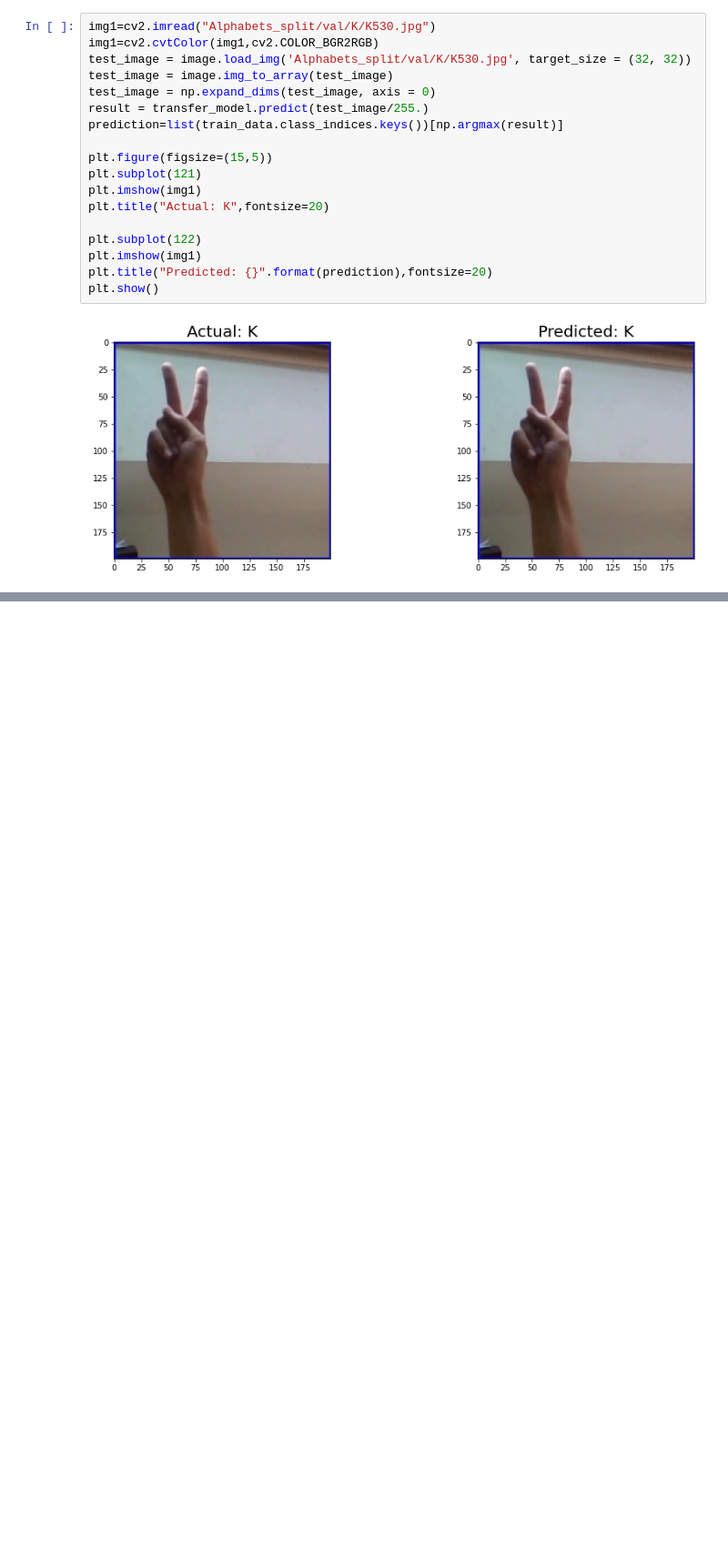
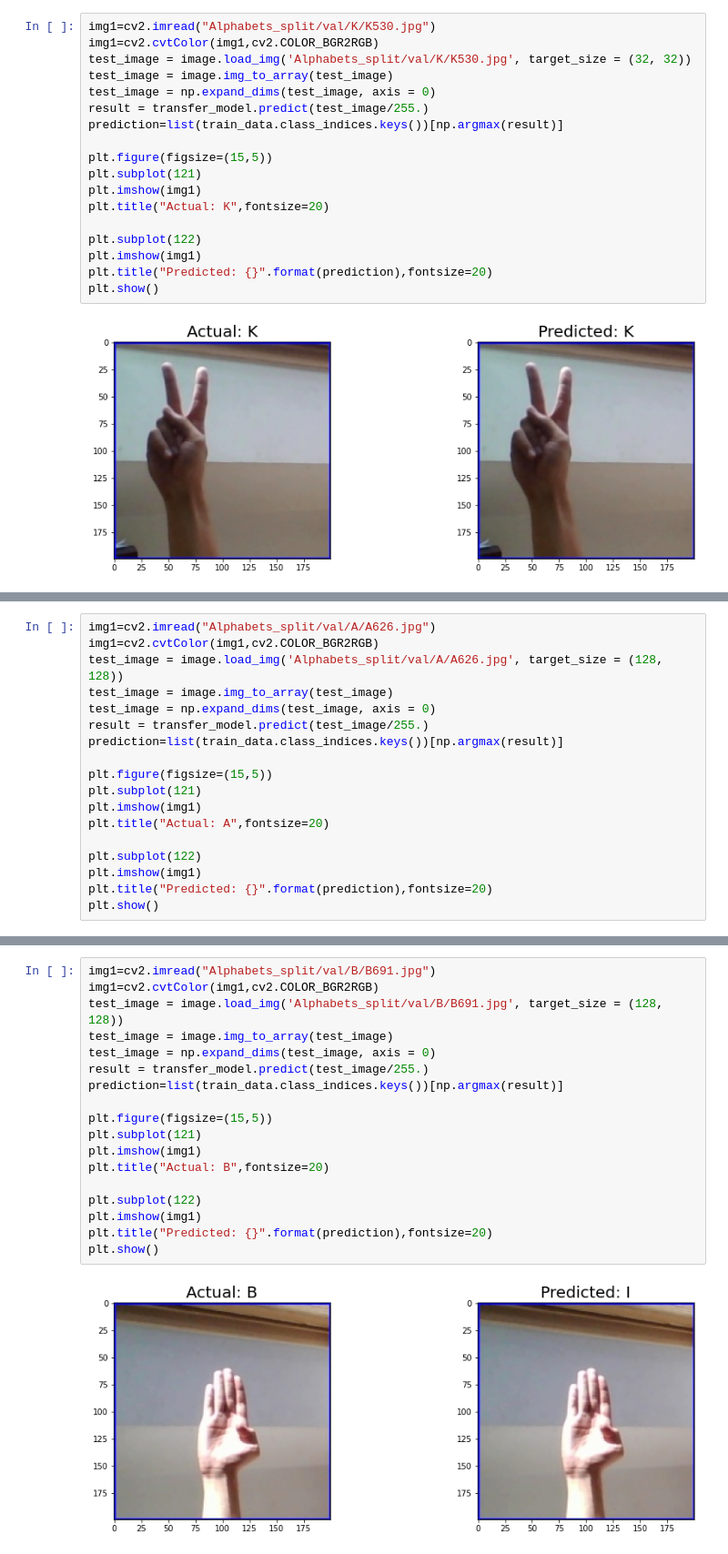
Before and after one commit to BharathN96/ASL_classification, a Jupyter notebook: Team7_Kavya.ipynb, the cells around one changed output, grey strips where cells are left out. Shown at 91% size. Cells and saved outputs as stored; diff of their text form; blank space fills up the shorter version.

```diff
--- a/Team7_Kavya.ipynb
+++ b/Team7_Kavya.ipynb
@@ -229,0 +350,18 @@ plt.show()
+# %%
+img1=cv2.imread("Alphabets_split/val/A/A626.jpg")
+img1=cv2.cvtColor(img1,cv2.COLOR_BGR2RGB)
+test_image = image.load_img('Alphabets_split/val/A/A626.jpg', target_size = (128, 128))
+test_image = image.img_to_array(test_image)
+test_image = np.expand_dims(test_image, axis = 0)
+result = transfer_model.predict(test_image/255.)
+prediction=list(train_data.class_indices.keys())[np.argmax(result)]
+
+plt.figure(figsize=(15,5))
+plt.subplot(121)
+plt.imshow(img1)
+plt.title("Actual: A",fontsize=20)
+
+plt.subplot(122)
+plt.imshow(img1)
+plt.title("Predicted: {}".format(prediction),fontsize=20)
+plt.show()
@@ -229,0 +370,20 @@ plt.show()
+# %%
+img1=cv2.imread("Alphabets_split/val/B/B691.jpg")
+img1=cv2.cvtColor(img1,cv2.COLOR_BGR2RGB)
+test_image = image.load_img('Alphabets_split/val/B/B691.jpg', target_size = (128, 128))
+test_image = image.img_to_array(test_image)
+test_image = np.expand_dims(test_image, axis = 0)
+result = transfer_model.predict(test_image/255.)
+prediction=list(train_data.class_indices.keys())[np.argmax(result)]
+
+plt.figure(figsize=(15,5))
+plt.subplot(121)
+plt.imshow(img1)
+plt.title("Actual: B",fontsize=20)
+
+plt.subplot(122)
+plt.imshow(img1)
+plt.title("Predicted: {}".format(prediction),fontsize=20)
+plt.show()
+# %% [output]
+[figure, added]
```
Also changed, not shown: parts of 16 cells of this notebook.
